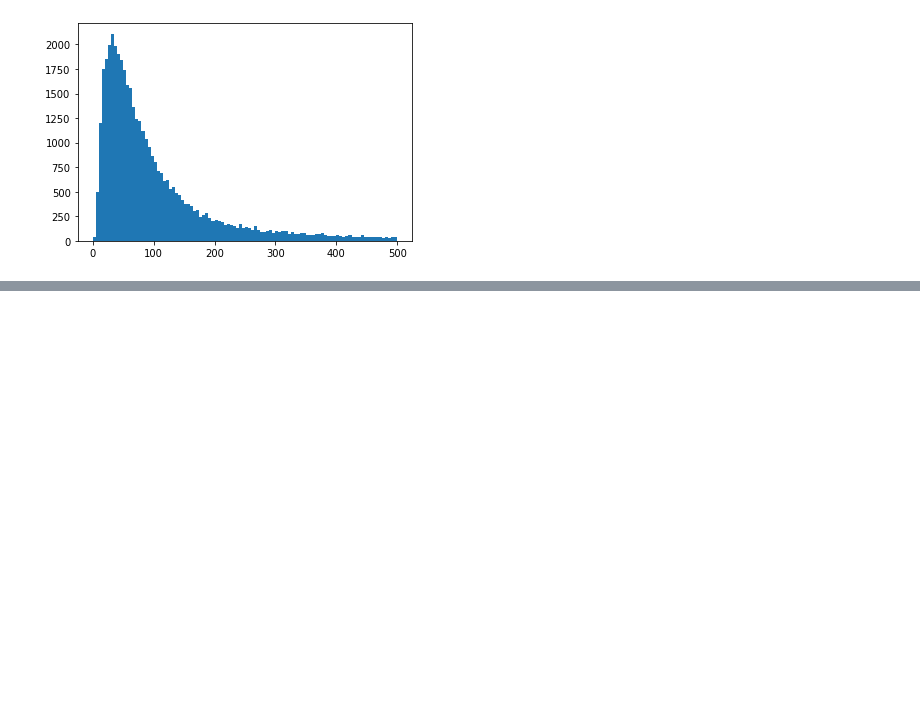
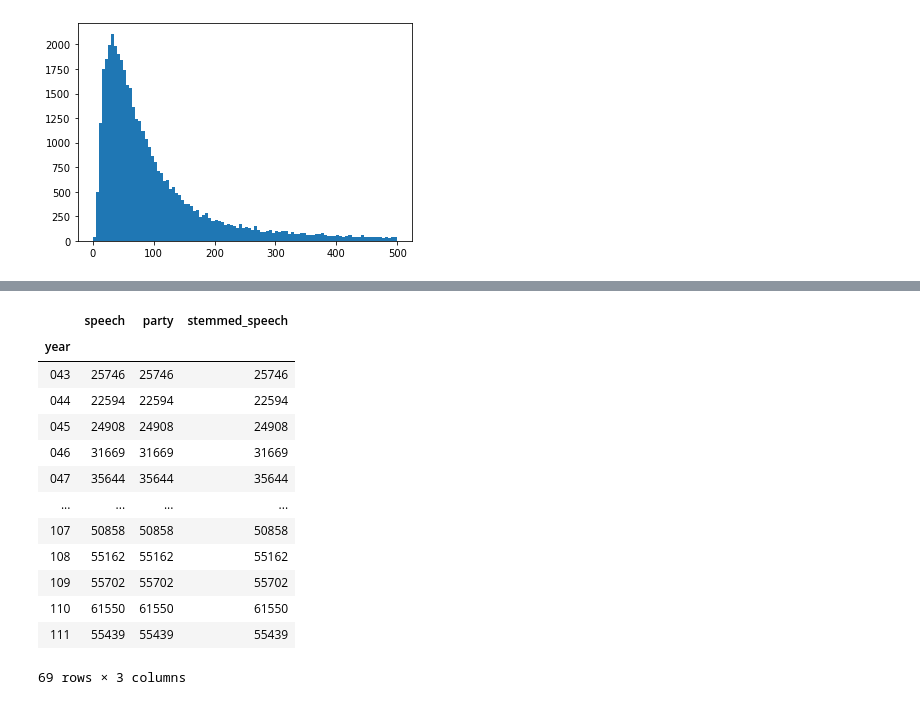
Before and after one commit to rostro36/Partisan-Responses, a Jupyter notebook: notebooks/partisanship_classification.ipynb, the cells around one changed output, grey strips where cells are left out. Saved outputs shown, nothing was run; the diff lists cells and outputs as text; code cells hidden in the pictures; blank space fills up the shorter version.

```diff
--- a/notebooks/partisanship_classification.ipynb
+++ b/notebooks/partisanship_classification.ipynb
@@ -173,0 +276,2 @@ plt.hist(lens, bins=100, range=(0, 500))
+# %%
+final_speech = pd.concat([speeches, speeches2])
@@ -173,0 +285,17 @@ plt.hist(lens, bins=100, range=(0, 500))
+# %%
+final_speech.groupby(['year']).agg('count')
+# %% [output]
+|  | speech | party | stemmed_speech |
+| year |  |  |  |
+| 043 | 25746 | 25746 | 25746 |
+| 044 | 22594 | 22594 | 22594 |
+| 045 | 24908 | 24908 | 24908 |
+| 046 | 31669 | 31669 | 31669 |
+| 047 | 35644 | 35644 | 35644 |
+| ... | ... | ... | ... |
+| 107 | 50858 | 50858 | 50858 |
+| 108 | 55162 | 55162 | 55162 |
+| 109 | 55702 | 55702 | 55702 |
+| 110 | 61550 | 61550 | 61550 |
+| 111 | 55439 | 55439 | 55439 |
+69 rows × 3 columns
```
Also changed, not shown: parts of 16 cells of this notebook, 3 other files.
